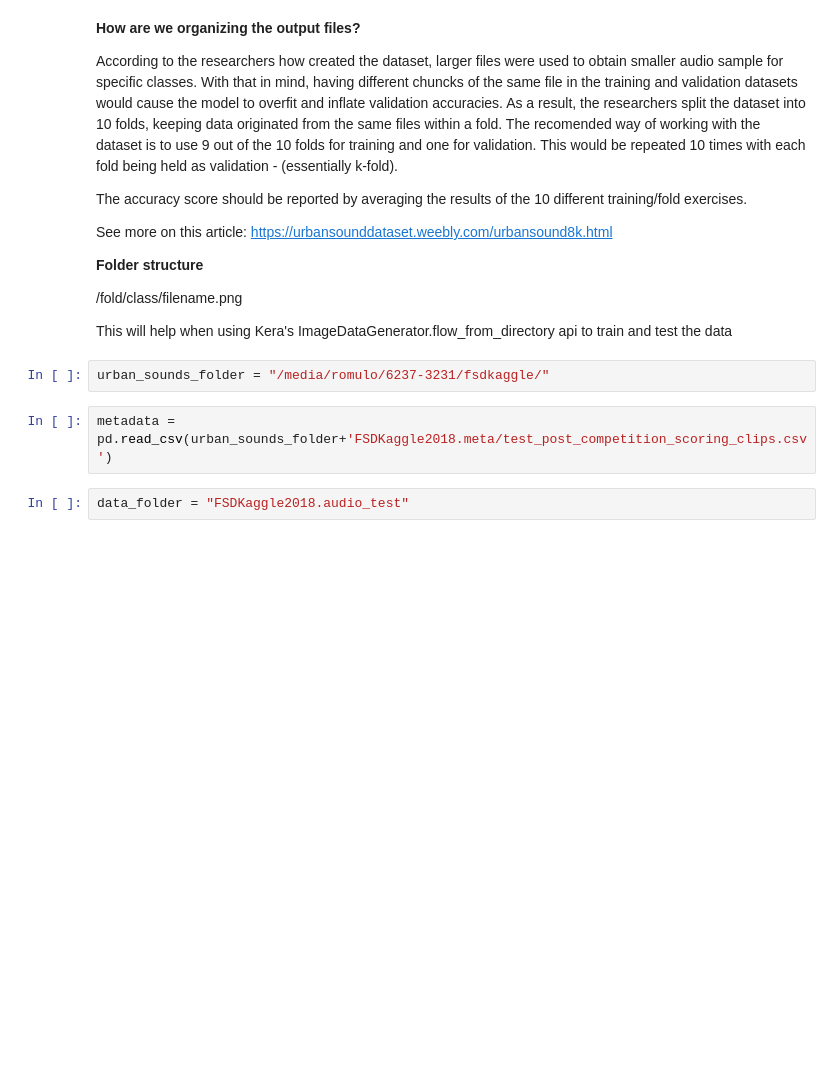
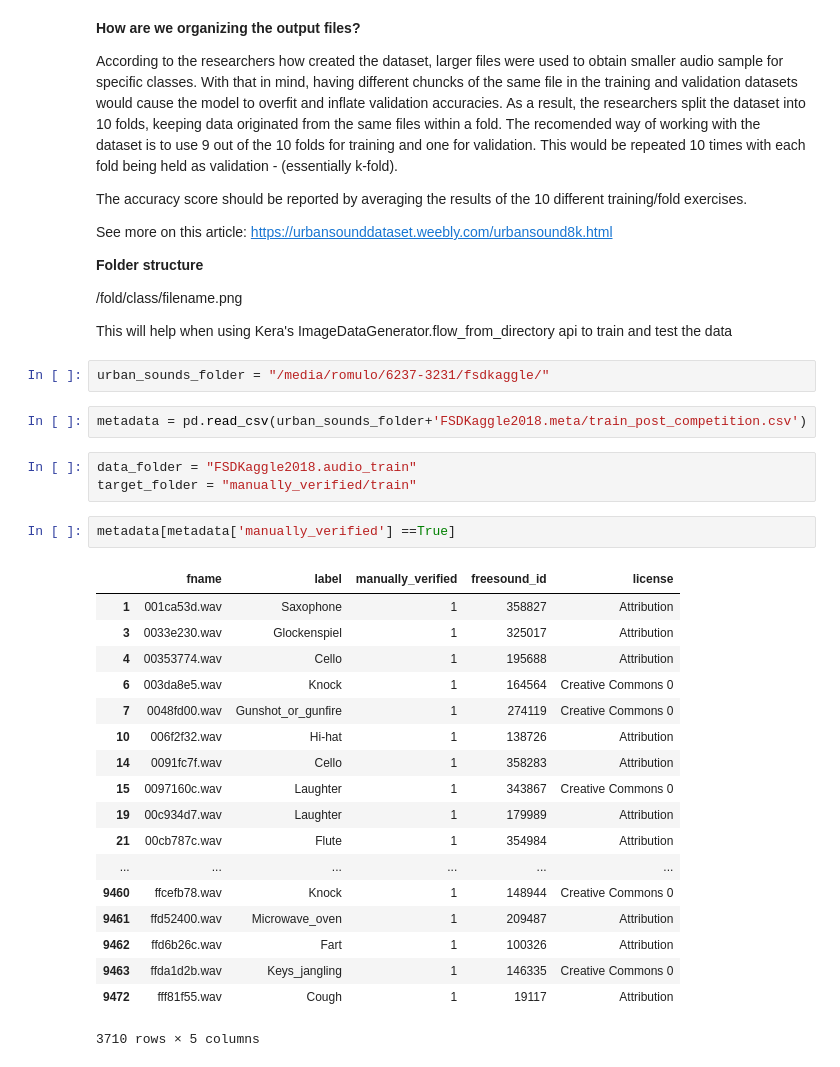
Before and after one commit to romulomanzano/soundflux, a Jupyter notebook: Transfer Learning Notebooks/Transfer Learning - FSD .wav to 2D MelSpectrogram to Png Files.ipynb, the cells around one changed output. Saved outputs shown, nothing was run; the diff lists cells and outputs as text; blank space fills up the shorter version.

```diff
--- a/Transfer Learning Notebooks/Transfer Learning - FSD .wav to 2D MelSpectrogram to Png Files.ipynb
+++ b/Transfer Learning Notebooks/Transfer Learning - FSD .wav to 2D MelSpectrogram to Png Files.ipynb
@@ -88,7 +88,29 @@ This will help when using Kera's ImageDataGenerator.flow_from_directory api to t
 # %%
 urban_sounds_folder = "/media/romulo/6237-3231/fsdkaggle/"
 # %%
-metadata = pd.read_csv(urban_sounds_folder+'FSDKaggle2018.meta/test_post_competition_scoring_clips.csv')
+metadata = pd.read_csv(urban_sounds_folder+'FSDKaggle2018.meta/train_post_competition.csv')
-# %%
-data_folder = "FSDKaggle2018.audio_test"
+# %%
+data_folder = "FSDKaggle2018.audio_train"
+target_folder = "manually_verified/train"
+# %%
+metadata[metadata['manually_verified'] ==True]
+# %% [output]
+|  | fname | label | manually_verified | freesound_id | license |
+| 1 | 001ca53d.wav | Saxophone | 1 | 358827 | Attribution |
+| 3 | 0033e230.wav | Glockenspiel | 1 | 325017 | Attribution |
+| 4 | 00353774.wav | Cello | 1 | 195688 | Attribution |
+| 6 | 003da8e5.wav | Knock | 1 | 164564 | Creative Commons 0 |
+| 7 | 0048fd00.wav | Gunshot_or_gunfire | 1 | 274119 | Creative Commons 0 |
+| 10 | 006f2f32.wav | Hi-hat | 1 | 138726 | Attribution |
+| 14 | 0091fc7f.wav | Cello | 1 | 358283 | Attribution |
+| 15 | 0097160c.wav | Laughter | 1 | 343867 | Creative Commons 0 |
+| 19 | 00c934d7.wav | Laughter | 1 | 179989 | Attribution |
+| 21 | 00cb787c.wav | Flute | 1 | 354984 | Attribution |
+| ... | ... | ... | ... | ... | ... |
+| 9460 | ffcefb78.wav | Knock | 1 | 148944 | Creative Commons 0 |
+| 9461 | ffd52400.wav | Microwave_oven | 1 | 209487 | Attribution |
+| 9462 | ffd6b26c.wav | Fart | 1 | 100326 | Attribution |
+| 9463 | ffda1d2b.wav | Keys_jangling | 1 | 146335 | Creative Commons 0 |
+| 9472 | fff81f55.wav | Cough | 1 | 19117 | Attribution |
+3710 rows × 5 columns
 # %%
```
Also changed, not shown: parts of 1 cell of this notebook, 3 other files.
